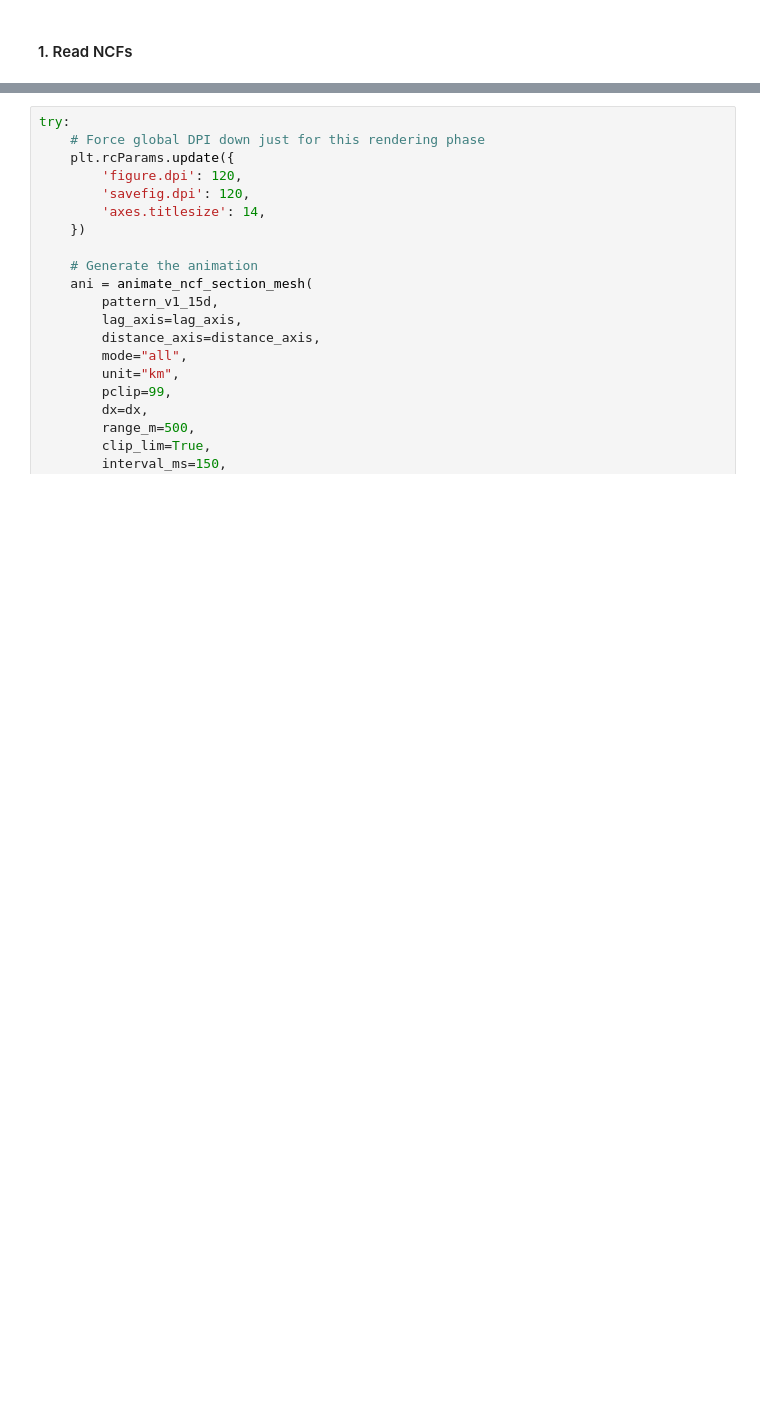
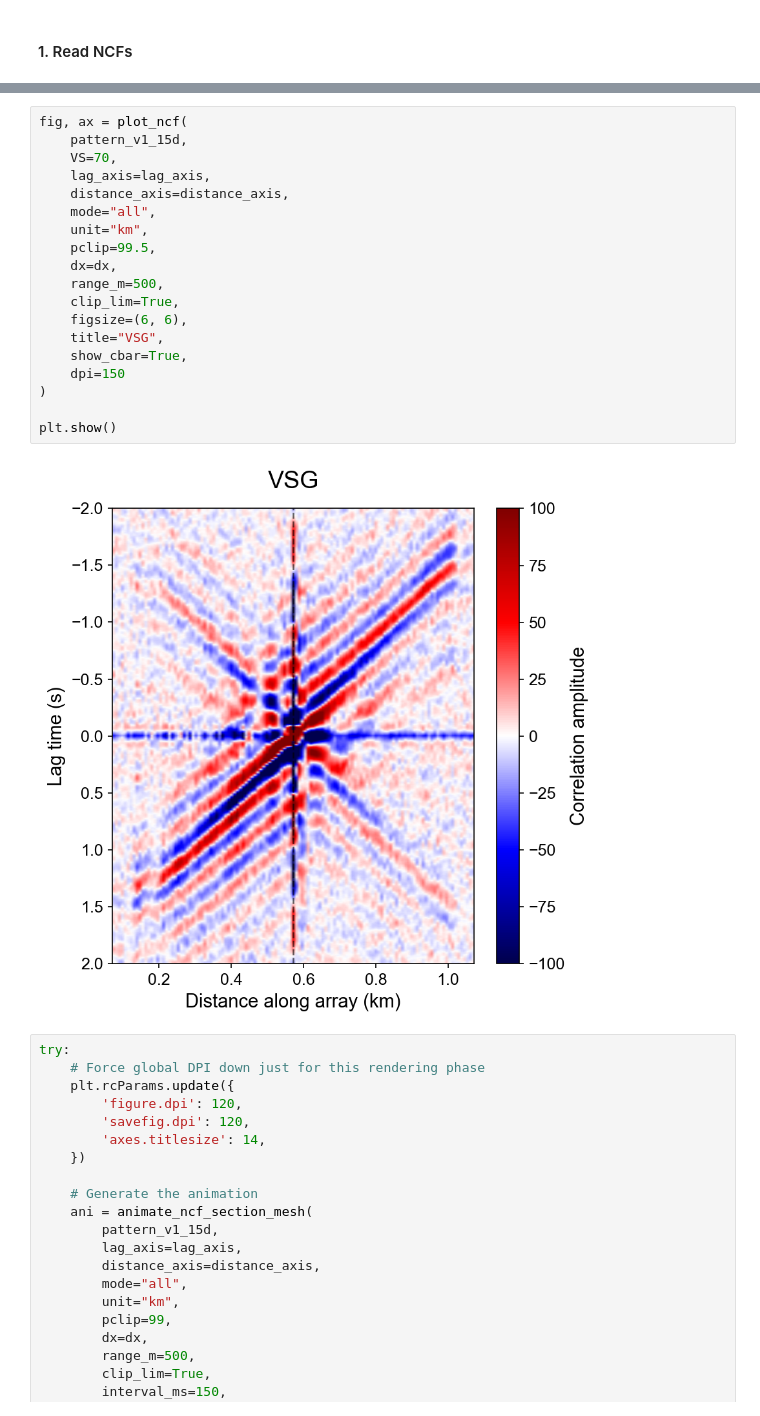
Before and after one commit to Benz-Poobua/das_ani, a Jupyter notebook: notebooks/vsg_urban.ipynb, the cells around one changed output, grey strips where cells are left out. Drawn from its saved outputs; the diff is of its cells as text; blank space fills up the shorter version.

```diff
--- a/notebooks/vsg_urban.ipynb
+++ b/notebooks/vsg_urban.ipynb
@@ -70,3 +82,24 @@ print(f"NCF shape: {ncf0.shape}, Lag axis: {lag_axis.shape}, Distance axis: {dis
+# %%
+fig, ax = plot_ncf(
+    pattern_v1_15d,
+    VS=70,
+    lag_axis=lag_axis,
+    distance_axis=distance_axis,
+    mode="all",
+    unit="km",
+    pclip=99.5,
+    dx=dx,
+    range_m=500,
+    clip_lim=True,
+    figsize=(6, 6),
+    title="VSG",
+    show_cbar=True,
+    dpi=150
+)
+
+plt.show()
+# %% [output]
+[figure, added]
 # %%
 try:
     # Force global DPI down just for this rendering phase
```
Also changed, not shown: parts of 16 cells of this notebook, 6 other files.
